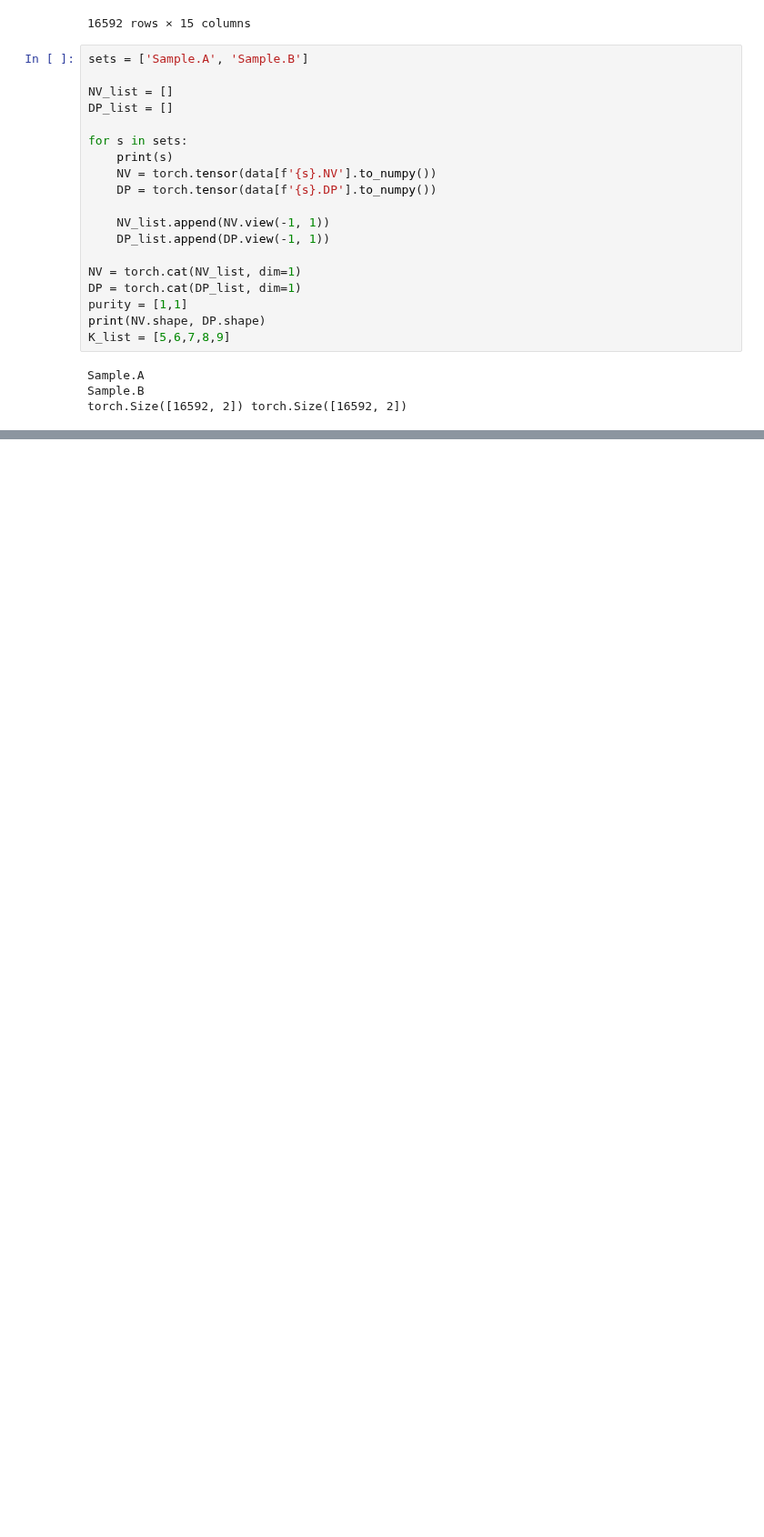
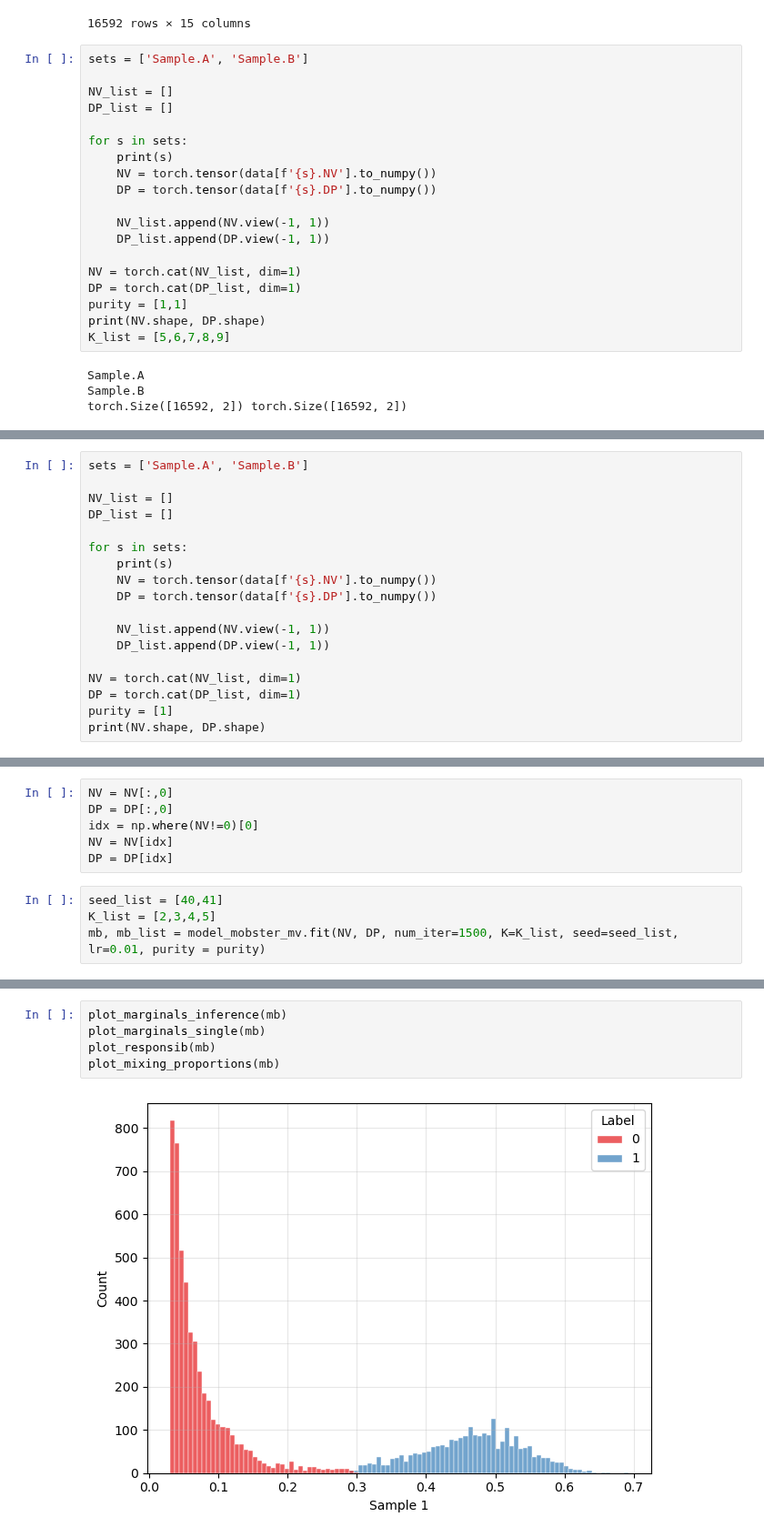
Before and after one commit to caravagnalab/MOBSTERm, a Jupyter notebook: test.ipynb, the cells around one changed output, grey strips where cells are left out. Shown at 91% size. Cells and saved outputs as stored; diff of their text form; blank space fills up the shorter version.

Commit message:
test inference 1D

```diff
--- a/test.ipynb
+++ b/test.ipynb
@@ -96,0 +99,18 @@ plot_mixing_proportions(mb)
+# %%
+sets = ['Sample.A', 'Sample.B']
+
+NV_list = []
+DP_list = []
+
+for s in sets:
+    print(s)
+    NV = torch.tensor(data[f'{s}.NV'].to_numpy())
+    DP = torch.tensor(data[f'{s}.DP'].to_numpy())
+
+    NV_list.append(NV.view(-1, 1))
+    DP_list.append(DP.view(-1, 1))
+
+NV = torch.cat(NV_list, dim=1)
+DP = torch.cat(DP_list, dim=1)
+purity = [1]
+print(NV.shape, DP.shape)
@@ -96,0 +121,10 @@ plot_mixing_proportions(mb)
+# %%
+NV = NV[:,0]
+DP = DP[:,0]
+idx = np.where(NV!=0)[0]
+NV = NV[idx]
+DP = DP[idx]
+# %%
+seed_list = [40,41]
+K_list = [2,3,4,5]
+mb, mb_list = model_mobster_mv.fit(NV, DP, num_iter=1500, K=K_list, seed=seed_list, lr=0.01, purity = purity)
@@ -96,0 +149,7 @@ plot_mixing_proportions(mb)
+# %%
+plot_marginals_inference(mb)
+plot_marginals_single(mb)
+plot_responsib(mb)
+plot_mixing_proportions(mb)
+# %% [output]
+[figure, added]
```
Also changed, not shown: parts of 6 cells of this notebook.
